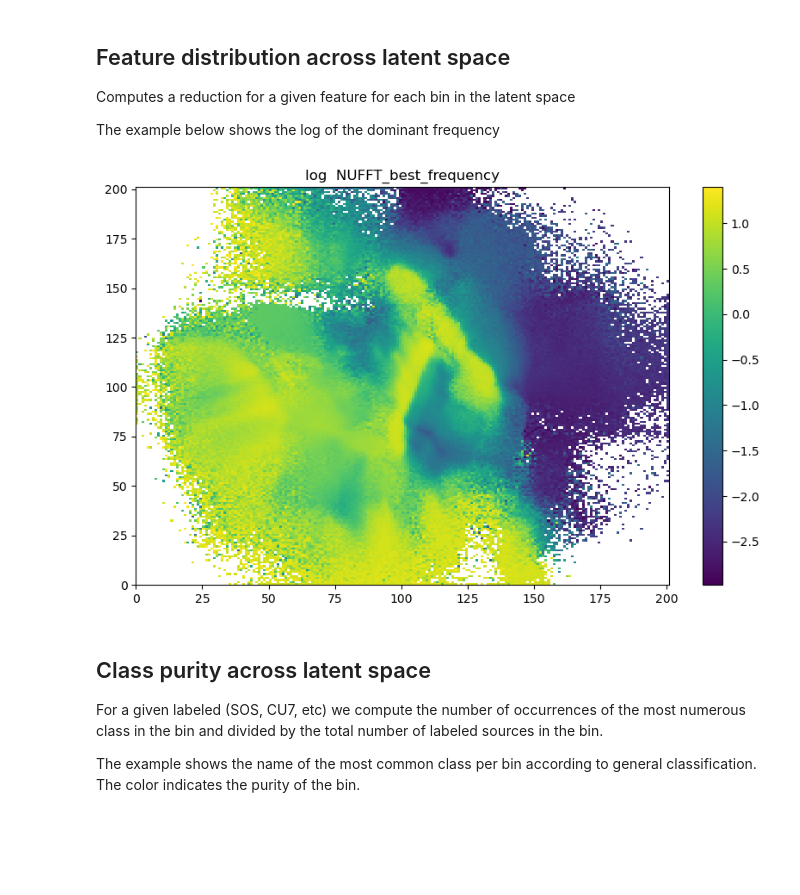
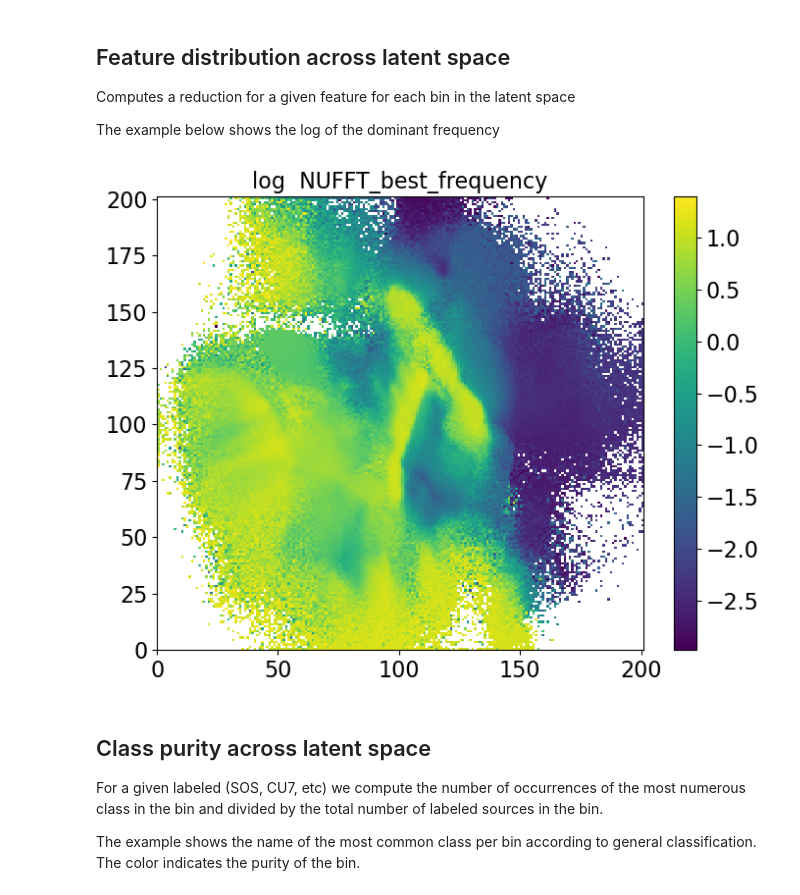
Before and after one commit to IvS-KULeuven/gaianet_dashboard, a Jupyter notebook: notebooks/plots.ipynb, the cells around one changed output. Cells and saved outputs as stored; diff of their text form; code cells hidden in the pictures; blank space fills up the shorter version.

Commit message:
using consistent font sizes

```diff
--- a/notebooks/plots.ipynb
+++ b/notebooks/plots.ipynb
@@ -1,3 +1,17 @@
+# %%
+import numpy as np
+from matplotlib import pyplot as plt
+import polars as pl
+
+plt.rc('font',   size=16)          # controls default text sizes
+plt.rc('axes',   titlesize=16)     # fontsize of the axes title
+plt.rc('axes',   labelsize=16)     # fontsize of the x and y labels
+plt.rc('xtick',  labelsize=16)     # fontsize of the tick labels
+plt.rc('ytick',  labelsize=16)     # fontsize of the tick labels
+plt.rc('legend', fontsize=16)      # legend fontsize
+plt.rc('figure', titlesize=16)     # fontsize of the figure title
+
+#plt.rcParams['text.usetex'] = True
 # %% [markdown]
 ## Load data
 # %%
@@ -40,43 +52,41 @@ Computes a reduction for a given feature for each bin in the latent space
 
 The example below shows the log of the dominant frequency
 # %%
-import numpy as np
-from matplotlib import pyplot as plt
-
 limits = np.round(np.linspace(-3, 3, 200), 2)
 
 feature_name = 'NUFFT_best_frequency'
 use_log = True
 use_abs = False
 
 def agg_expr(use_log, use_abs):
     col = pl.col(feature_name)
     if use_abs:
         col = col.abs()
     if use_log:
         col = col.log10()
     return col.mean()
 
 feature_matrix = all_meta.with_columns(
     all_meta.select('embedding_0').to_series().cut(limits),
     all_meta.select('embedding_1').to_series().cut(limits),
 ).group_by(
     ['embedding_0', 'embedding_1']
 ).agg(agg_expr(use_log, use_abs)).select(
     ['embedding_0', 'embedding_1', feature_name]
 ).to_pandas().pivot(index='embedding_1', columns='embedding_0', values=feature_name)
 
 # Plotting the heatmap
-fig, ax = plt.subplots(figsize=(10, 6))
+fig, ax = plt.subplots(figsize=(8, 6))
 im = ax.pcolormesh(feature_matrix)
+
 #ax.set_xticks(np.arange(len(limits)+1)+0.5)
 #ax.set_xticklabels(list(feature_matrix.columns), rotation=45, fontsize=2)
 #ax.set_yticks(np.arange(len(limits)+1)+0.5)
 #ax.set_yticklabels(list(feature_matrix.columns), fontsize=2)
 plt.colorbar(im)
 ax.set_title(f'{"log" if use_log else ""} {"abs" if use_abs else ""} {feature_name}');
 # %% [output]
-[figure, old version]
+[figure, new version]
 # %% [markdown]
 ## Class purity across latent space
 
```
Also changed, not shown: parts of 3 cells of this notebook.
